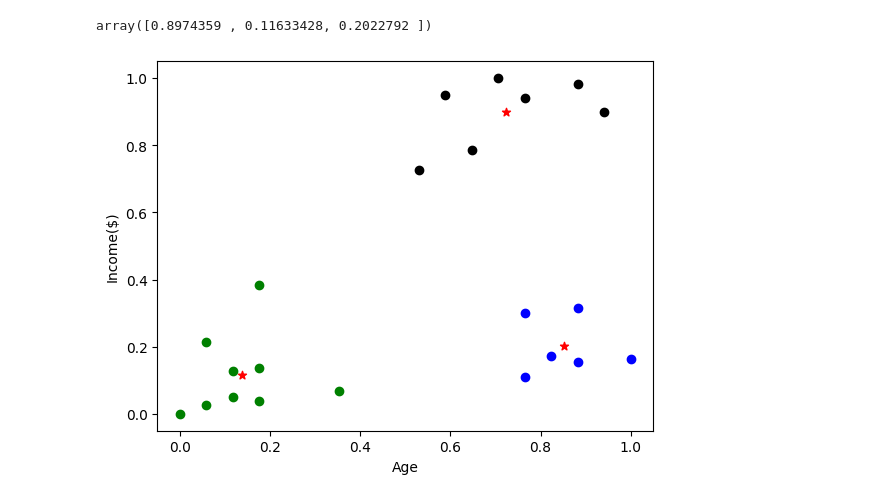
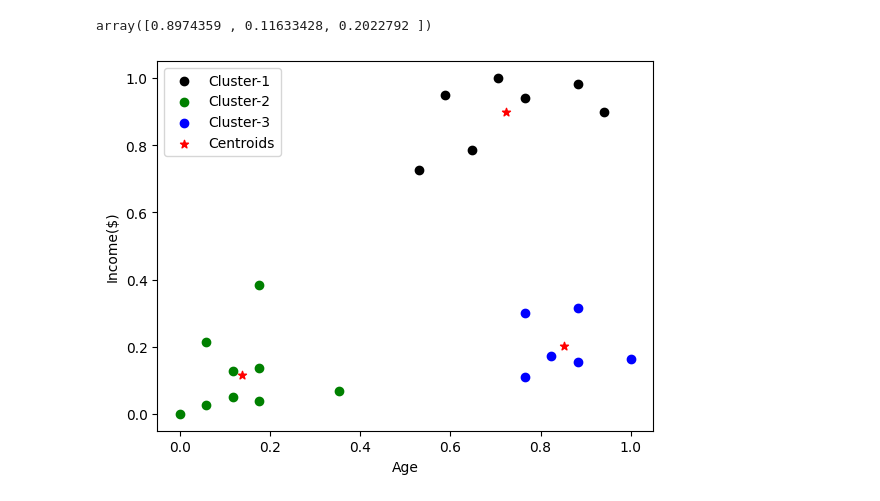
Before and after one commit to ahmud-z/CSE-411-Machine-Learning, a Jupyter notebook: k_means_clustering/k_means_clustering.ipynb, the cells around one changed output. Saved outputs shown, nothing was run; the diff lists cells and outputs as text; code cells hidden in the pictures.

```diff
--- a/k_means_clustering/k_means_clustering.ipynb
+++ b/k_means_clustering/k_means_clustering.ipynb
@@ -85,12 +98,14 @@ centriods_axis[:,1]
 # %% [output]
 array([0.8974359 , 0.11633428, 0.2022792 ])
 # %%
-plt.scatter(df0['Age'], df0['Income($)'], color='black')
-plt.scatter(df1['Age'], df1['Income($)'], color='green')
-plt.scatter(df2['Age'], df2['Income($)'], color='blue')
-plt.scatter(centriods_axis[:,0], centriods_axis[:,1], marker='*', color='red')
+plt.scatter(df0['Age'], df0['Income($)'], color='black', label='Cluster-1')
+plt.scatter(df1['Age'], df1['Income($)'], color='green', label='Cluster-2')
+plt.scatter(df2['Age'], df2['Income($)'], color='blue', label='Cluster-3')
+plt.scatter(centriods_axis[:,0], centriods_axis[:,1], marker='*', color='red', label='Centroids')
+
 plt.xlabel('Age')
 plt.ylabel('Income($)')
+plt.legend()
 plt.show()
 # %% [output]
-[figure, old version]
+[figure, new version]
```
Also changed, not shown: parts of 3 cells of this notebook.
